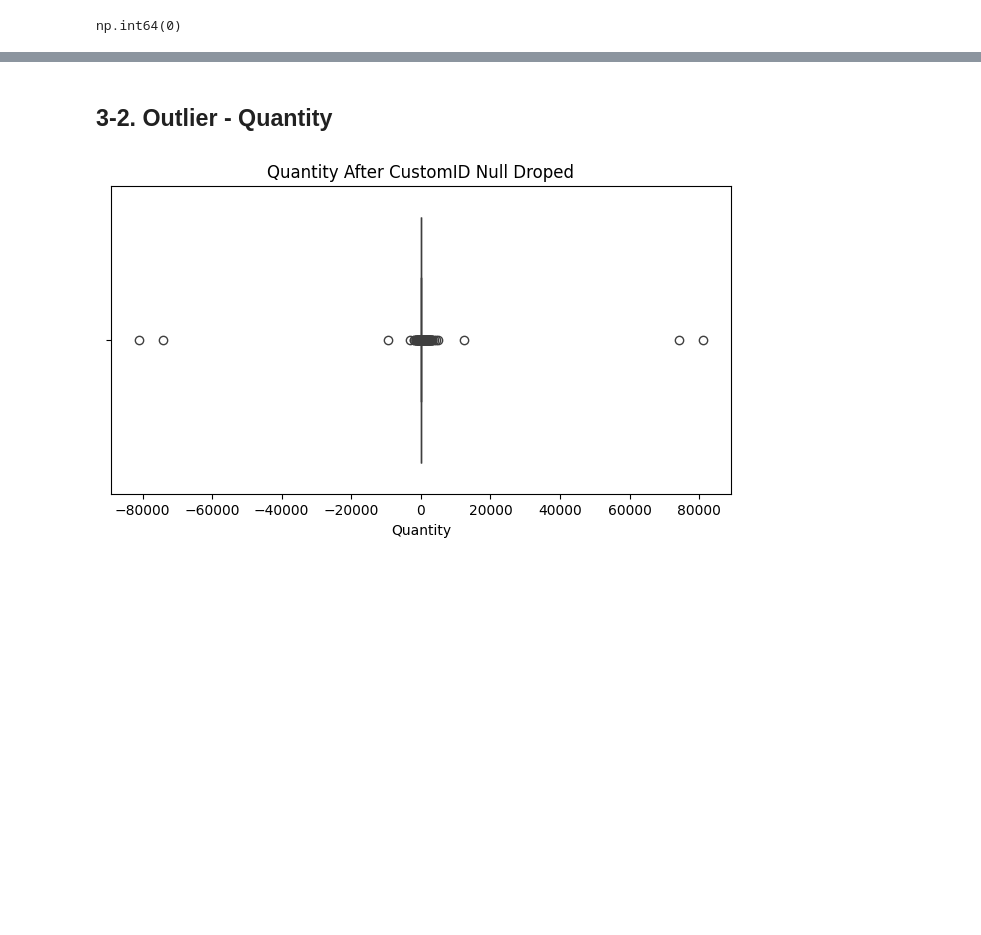
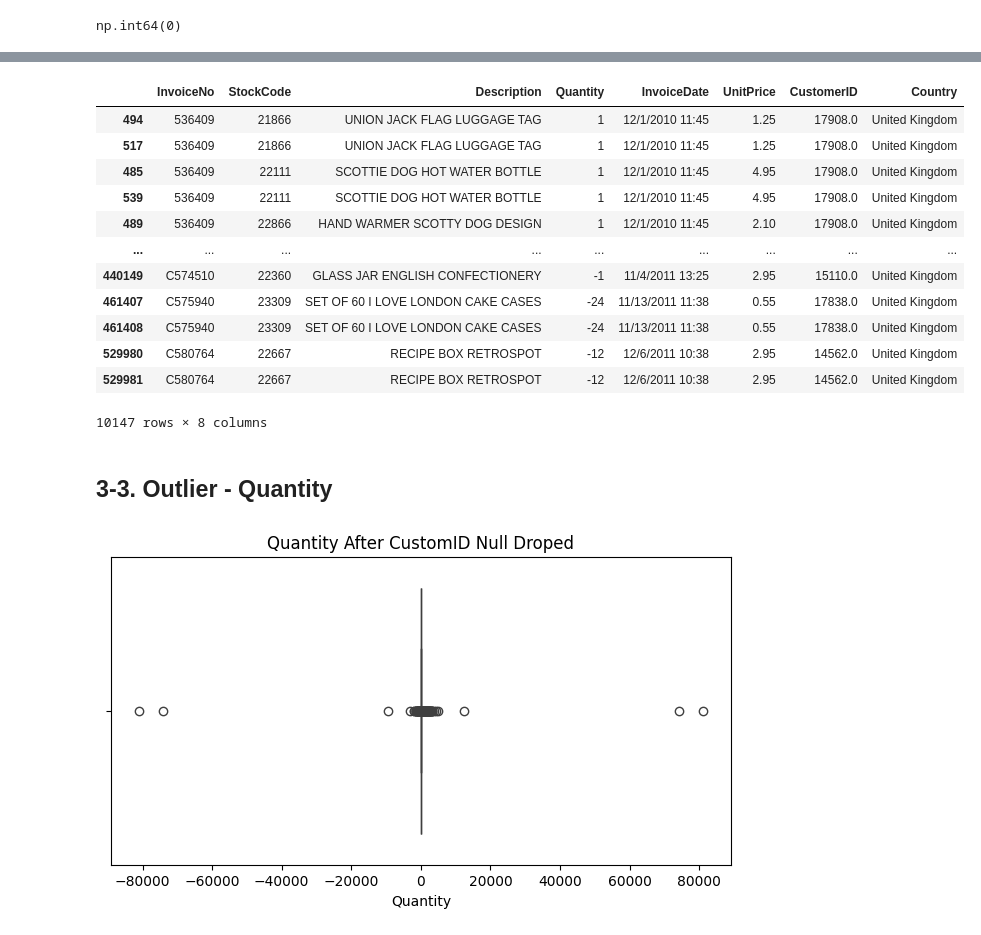
Before and after one commit to iamyunaseo/e-commerce-customer-behavior-analytics, a Jupyter notebook: e-commerce-customer-behavior-analytics.ipynb, the cells around one changed output, grey strips where cells are left out. Cells and saved outputs as stored; diff of their text form; code cells hidden in the pictures; blank space fills up the shorter version.

Commit message:
preprocessing - duplicated

```diff
--- a/e-commerce-customer-behavior-analytics.ipynb
+++ b/e-commerce-customer-behavior-analytics.ipynb
@@ -478,5 +498,21 @@ np.int64(0)
+# %%
+df[df.duplicated(keep=False)].sort_values(by=['InvoiceNo', 'StockCode', 'Description', 'Quantity', 'InvoiceDate', 'CustomerID'])
+# %% [output]
+|  | InvoiceNo | StockCode | Description | Quantity | InvoiceDate | UnitPrice | CustomerID | Country |
+| 494 | 536409 | 21866 | UNION JACK FLAG LUGGAGE TAG | 1 | 12/1/2010 11:45 | 1.25 | 17908.0 | United Kingdom |
+| 517 | 536409 | 21866 | UNION JACK FLAG LUGGAGE TAG | 1 | 12/1/2010 11:45 | 1.25 | 17908.0 | United Kingdom |
+| 485 | 536409 | 22111 | SCOTTIE DOG HOT WATER BOTTLE | 1 | 12/1/2010 11:45 | 4.95 | 17908.0 | United Kingdom |
+| 539 | 536409 | 22111 | SCOTTIE DOG HOT WATER BOTTLE | 1 | 12/1/2010 11:45 | 4.95 | 17908.0 | United Kingdom |
+| 489 | 536409 | 22866 | HAND WARMER SCOTTY DOG DESIGN | 1 | 12/1/2010 11:45 | 2.10 | 17908.0 | United Kingdom |
+| ... | ... | ... | ... | ... | ... | ... | ... | ... |
+| 440149 | C574510 | 22360 | GLASS JAR ENGLISH CONFECTIONERY | -1 | 11/4/2011 13:25 | 2.95 | 15110.0 | United Kingdom |
+| 461407 | C575940 | 23309 | SET OF 60 I LOVE LONDON CAKE CASES | -24 | 11/13/2011 11:38 | 0.55 | 17838.0 | United Kingdom |
+| 461408 | C575940 | 23309 | SET OF 60 I LOVE LONDON CAKE CASES | -24 | 11/13/2011 11:38 | 0.55 | 17838.0 | United Kingdom |
+| 529980 | C580764 | 22667 | RECIPE BOX RETROSPOT | -12 | 12/6/2011 10:38 | 2.95 | 14562.0 | United Kingdom |
+| 529981 | C580764 | 22667 | RECIPE BOX RETROSPOT | -12 | 12/6/2011 10:38 | 2.95 | 14562.0 | United Kingdom |
+10147 rows × 8 columns
 # %% [markdown]
-## 3-2. Outlier - Quantity
+## 3-3. Outlier - Quantity
 # %%
 plt.figure(figsize=(8, 4))
 sns.boxplot(x=df['Quantity'])
```
Also changed, not shown: parts of 10 cells of this notebook.
